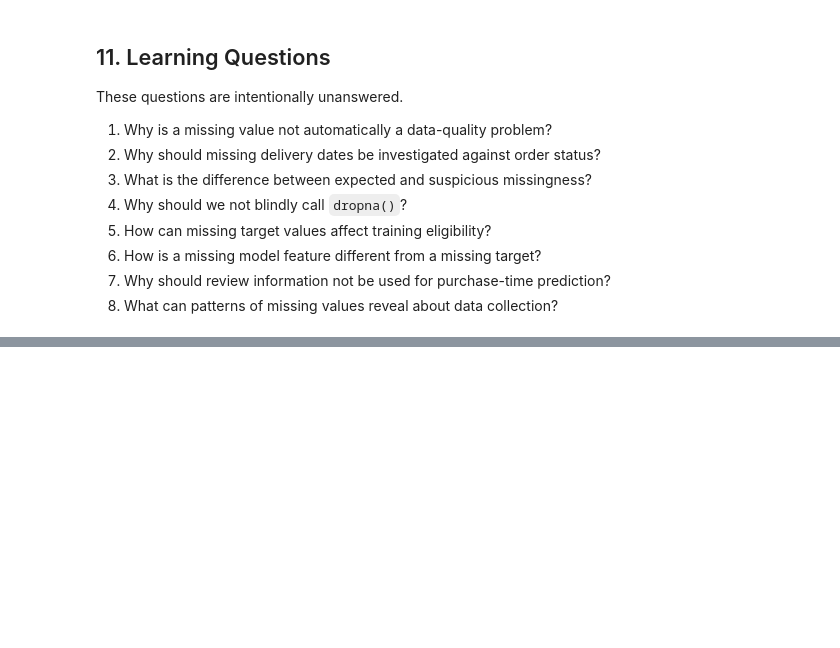
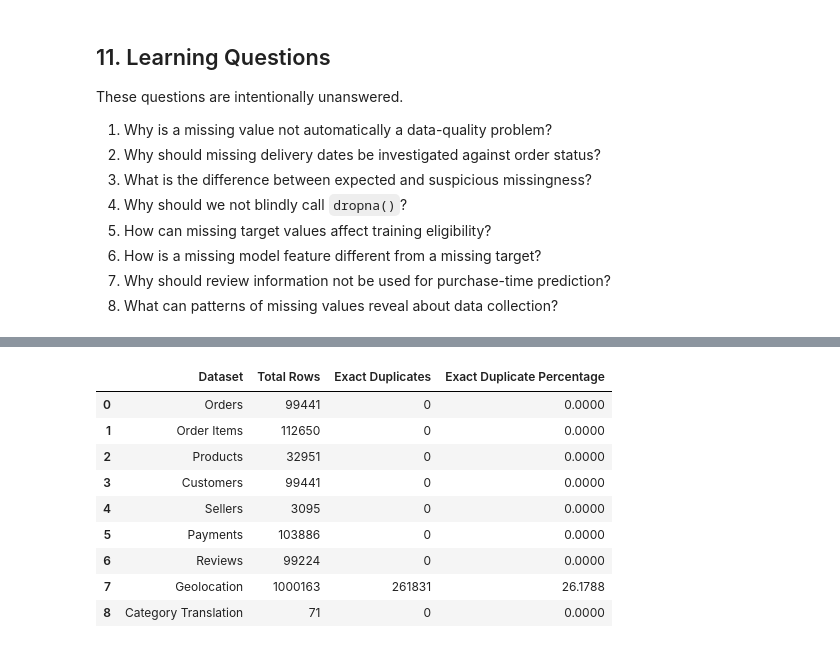
Before and after one commit to mmubashir95/ecommerce-delivery-intelligence, a Jupyter notebook: notebooks/02_data_quality.ipynb, the cells around one changed output, grey strips where cells are left out. Drawn from its saved outputs; the diff is of its cells as text; code cells hidden in the pictures; blank space fills up the shorter version.

```diff
--- a/notebooks/02_data_quality.ipynb
+++ b/notebooks/02_data_quality.ipynb
@@ -984,0 +1109,35 @@ These questions are intentionally unanswered.
+# %%
+def exact_duplicate_profile(
+    dataset_name: str, dataframe: pd.DataFrame
+) -> dict:
+    '''Summarize repeated full rows without changing the DataFrame.'''
+    total_rows = len(dataframe)
+    duplicate_rows = int(dataframe.duplicated().sum())
+    return {
+        "Dataset": dataset_name,
+        "Total Rows": total_rows,
+        "Exact Duplicates": duplicate_rows,
+        "Exact Duplicate Percentage": (
+            duplicate_rows / total_rows * 100 if total_rows else 0.0
+        ),
+    }
+
+
+exact_duplicate_summary = pd.DataFrame(
+    [
+        exact_duplicate_profile(dataset_name, dataframe)
+        for dataset_name, dataframe in datasets.items()
+    ]
+)
+display(exact_duplicate_summary)
+# %% [output]
+|  | Dataset | Total Rows | Exact Duplicates | Exact Duplicate Percentage |
+| 0 | Orders | 99441 | 0 | 0.0000 |
+| 1 | Order Items | 112650 | 0 | 0.0000 |
+| 2 | Products | 32951 | 0 | 0.0000 |
+| 3 | Customers | 99441 | 0 | 0.0000 |
+| 4 | Sellers | 3095 | 0 | 0.0000 |
+| 5 | Payments | 103886 | 0 | 0.0000 |
+| 6 | Reviews | 99224 | 0 | 0.0000 |
+| 7 | Geolocation | 1000163 | 261831 | 26.1788 |
+| 8 | Category Translation | 71 | 0 | 0.0000 |
```
Also changed, not shown: parts of 17 cells of this notebook.
